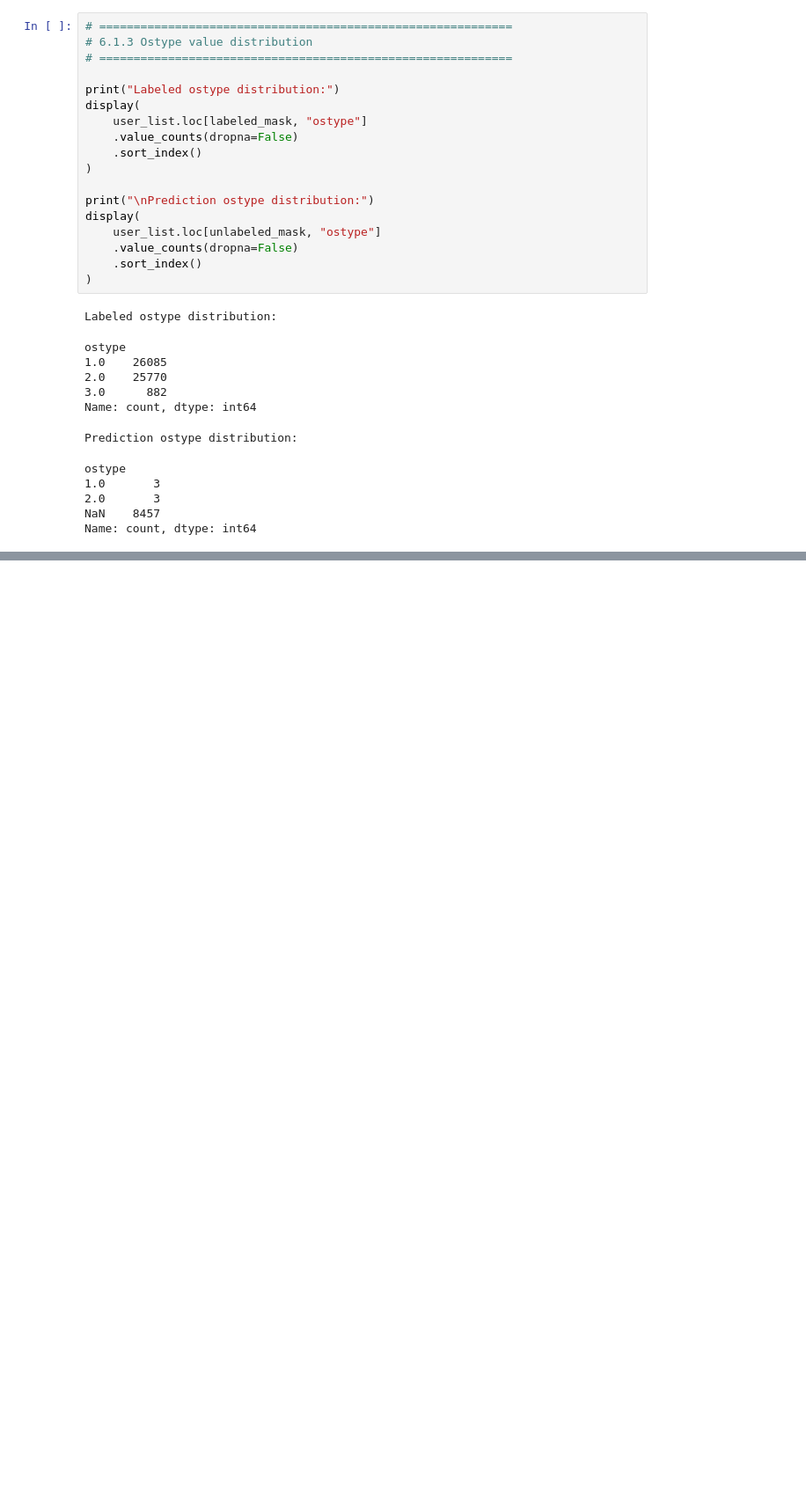
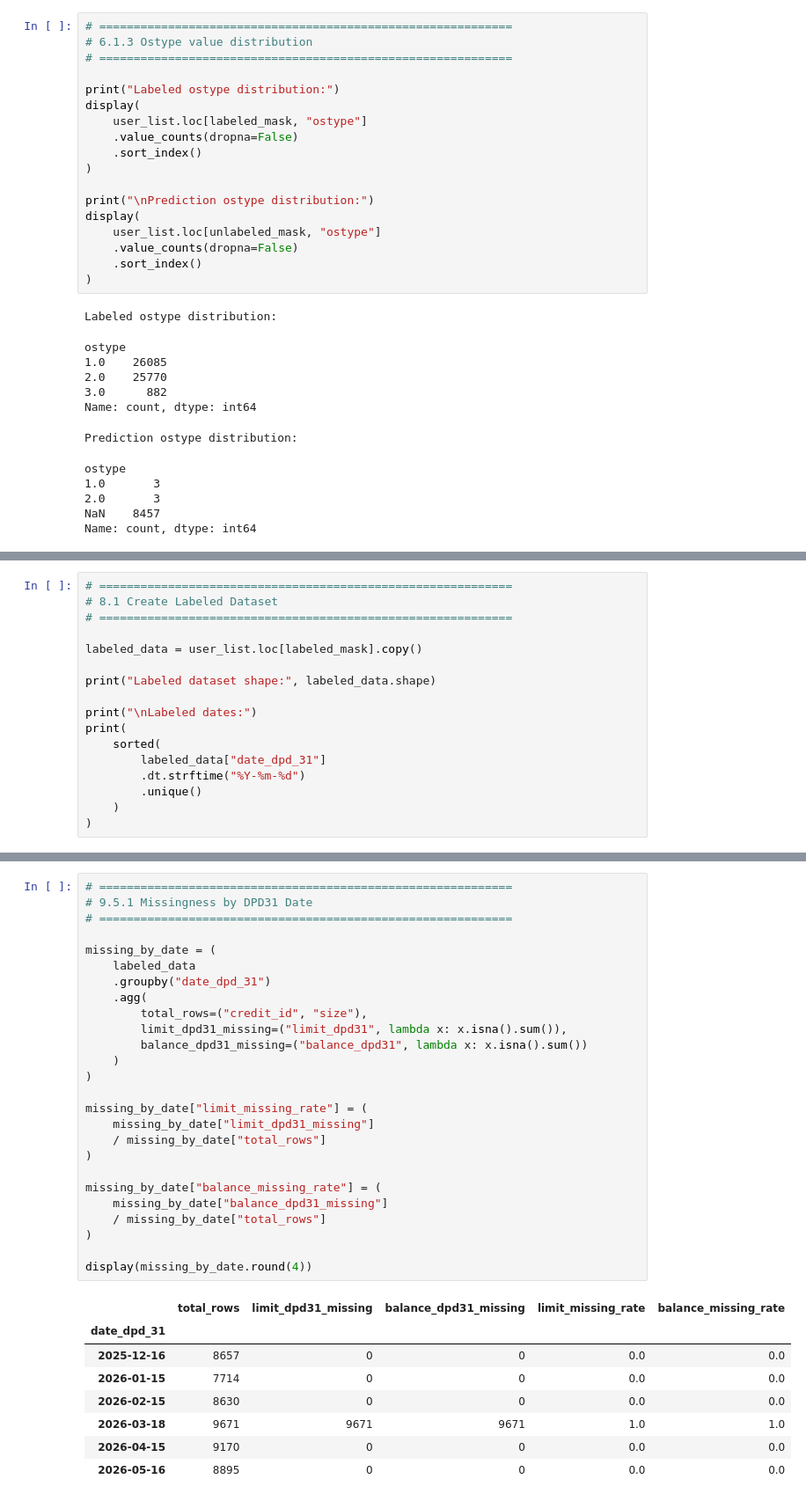
Before and after one commit to Khishigjargal42/toki_ds_task, a Jupyter notebook: notebooks/Toki_DPD91_Final.ipynb, the cells around one changed output, grey strips where cells are left out. Shown at 88% size. Drawn from its saved outputs; the diff is of its cells as text; blank space fills up the shorter version.

```diff
--- a/notebooks/Toki_DPD91_Final.ipynb
+++ b/notebooks/Toki_DPD91_Final.ipynb
@@ -936,0 +1213,17 @@ Name: count, dtype: int64
+# %%
+# ============================================================
+# 8.1 Create Labeled Dataset
+# ============================================================
+
+labeled_data = user_list.loc[labeled_mask].copy()
+
+print("Labeled dataset shape:", labeled_data.shape)
+
+print("\nLabeled dates:")
+print(
+    sorted(
+        labeled_data["date_dpd_31"]
+        .dt.strftime("%Y-%m-%d")
+        .unique()
+    )
+)
@@ -936,0 +1726,35 @@ Name: count, dtype: int64
+# %%
+# ============================================================
+# 9.5.1 Missingness by DPD31 Date
+# ============================================================
+
+missing_by_date = (
+    labeled_data
+    .groupby("date_dpd_31")
+    .agg(
+        total_rows=("credit_id", "size"),
+        limit_dpd31_missing=("limit_dpd31", lambda x: x.isna().sum()),
+        balance_dpd31_missing=("balance_dpd31", lambda x: x.isna().sum())
+    )
+)
+
+missing_by_date["limit_missing_rate"] = (
+    missing_by_date["limit_dpd31_missing"]
+    / missing_by_date["total_rows"]
+)
+
+missing_by_date["balance_missing_rate"] = (
+    missing_by_date["balance_dpd31_missing"]
+    / missing_by_date["total_rows"]
+)
+
+display(missing_by_date.round(4))
+# %% [output]
+|  | total_rows | limit_dpd31_missing | balance_dpd31_missing | limit_missing_rate | balance_missing_rate |
+| date_dpd_31 |  |  |  |  |  |
+| 2025-12-16 | 8657 | 0 | 0 | 0.0 | 0.0 |
+| 2026-01-15 | 7714 | 0 | 0 | 0.0 | 0.0 |
+| 2026-02-15 | 8630 | 0 | 0 | 0.0 | 0.0 |
+| 2026-03-18 | 9671 | 9671 | 9671 | 1.0 | 1.0 |
+| 2026-04-15 | 9170 | 0 | 0 | 0.0 | 0.0 |
+| 2026-05-16 | 8895 | 0 | 0 | 0.0 | 0.0 |
```
Also changed, not shown: parts of 36 cells of this notebook.
